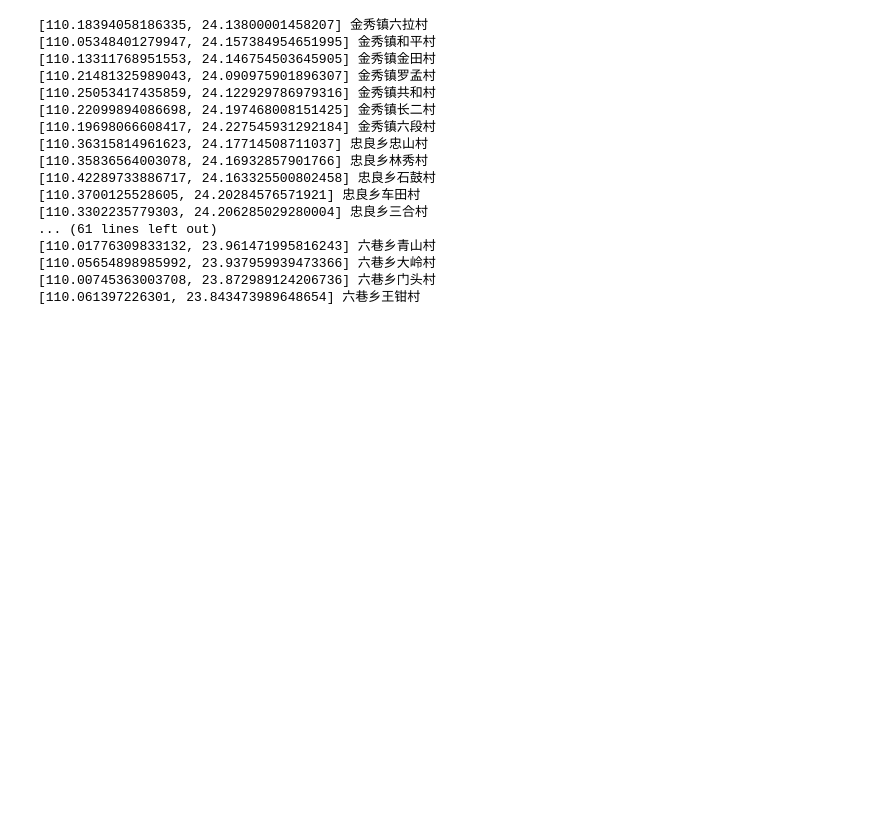
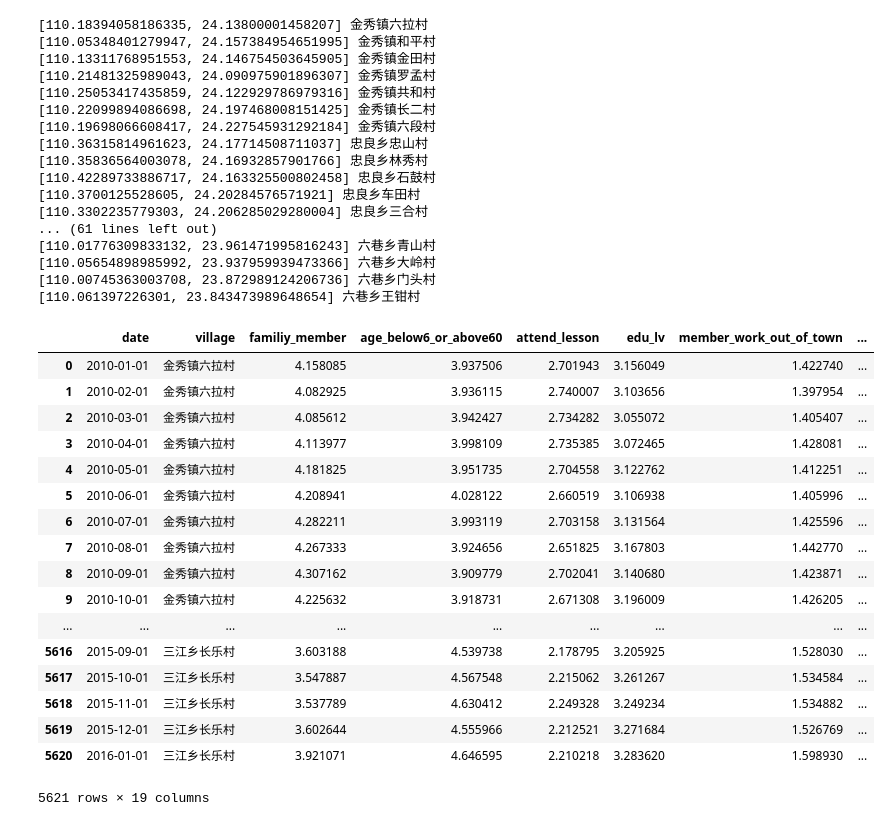
Before and after one commit to impact-learning/demo_backend, a Jupyter notebook: demo_backend/static/data/Data Processing.ipynb, the cells around one changed output. Saved outputs shown, nothing was run; the diff lists cells and outputs as text; code cells hidden in the pictures; blank space fills up the shorter version.

```diff
--- a/demo_backend/static/data/Data Processing.ipynb
+++ b/demo_backend/static/data/Data Processing.ipynb
@@ -129,3 +131,25 @@ with open('./map.geojson') as map_data:
 [110.05654898985992, 23.937959939473366] 六巷乡大岭村
 [110.00745363003708, 23.872989124206736] 六巷乡门头村
 [110.061397226301, 23.843473989648654] 六巷乡王钳村
+# %%
+score = pd.read_excel('./score_dataset.xlsx')
+score
+# %% [output]
+|  | date | village | familiy_member | age_below6_or_above60 | attend_lesson | edu_lv | member_work_out_of_town | ... |
+| 0 | 2010-01-01 | 金秀镇六拉村 | 4.158085 | 3.937506 | 2.701943 | 3.156049 | 1.422740 | ... |
+| 1 | 2010-02-01 | 金秀镇六拉村 | 4.082925 | 3.936115 | 2.740007 | 3.103656 | 1.397954 | ... |
+| 2 | 2010-03-01 | 金秀镇六拉村 | 4.085612 | 3.942427 | 2.734282 | 3.055072 | 1.405407 | ... |
+| 3 | 2010-04-01 | 金秀镇六拉村 | 4.113977 | 3.998109 | 2.735385 | 3.072465 | 1.428081 | ... |
+| 4 | 2010-05-01 | 金秀镇六拉村 | 4.181825 | 3.951735 | 2.704558 | 3.122762 | 1.412251 | ... |
+| 5 | 2010-06-01 | 金秀镇六拉村 | 4.208941 | 4.028122 | 2.660519 | 3.106938 | 1.405996 | ... |
+| 6 | 2010-07-01 | 金秀镇六拉村 | 4.282211 | 3.993119 | 2.703158 | 3.131564 | 1.425596 | ... |
+| 7 | 2010-08-01 | 金秀镇六拉村 | 4.267333 | 3.924656 | 2.651825 | 3.167803 | 1.442770 | ... |
+| 8 | 2010-09-01 | 金秀镇六拉村 | 4.307162 | 3.909779 | 2.702041 | 3.140680 | 1.423871 | ... |
+| 9 | 2010-10-01 | 金秀镇六拉村 | 4.225632 | 3.918731 | 2.671308 | 3.196009 | 1.426205 | ... |
+| ... | ... | ... | ... | ... | ... | ... | ... | ... |
+| 5616 | 2015-09-01 | 三江乡长乐村 | 3.603188 | 4.539738 | 2.178795 | 3.205925 | 1.528030 | ... |
+| 5617 | 2015-10-01 | 三江乡长乐村 | 3.547887 | 4.567548 | 2.215062 | 3.261267 | 1.534584 | ... |
+| 5618 | 2015-11-01 | 三江乡长乐村 | 3.537789 | 4.630412 | 2.249328 | 3.249234 | 1.534882 | ... |
+| 5619 | 2015-12-01 | 三江乡长乐村 | 3.602644 | 4.555966 | 2.212521 | 3.271684 | 1.526769 | ... |
+| 5620 | 2016-01-01 | 三江乡长乐村 | 3.921071 | 4.646595 | 2.210218 | 3.283620 | 1.598930 | ... |
+5621 rows × 19 columns
```
Also changed, not shown: parts of 58 cells of this notebook, 16 other files.
